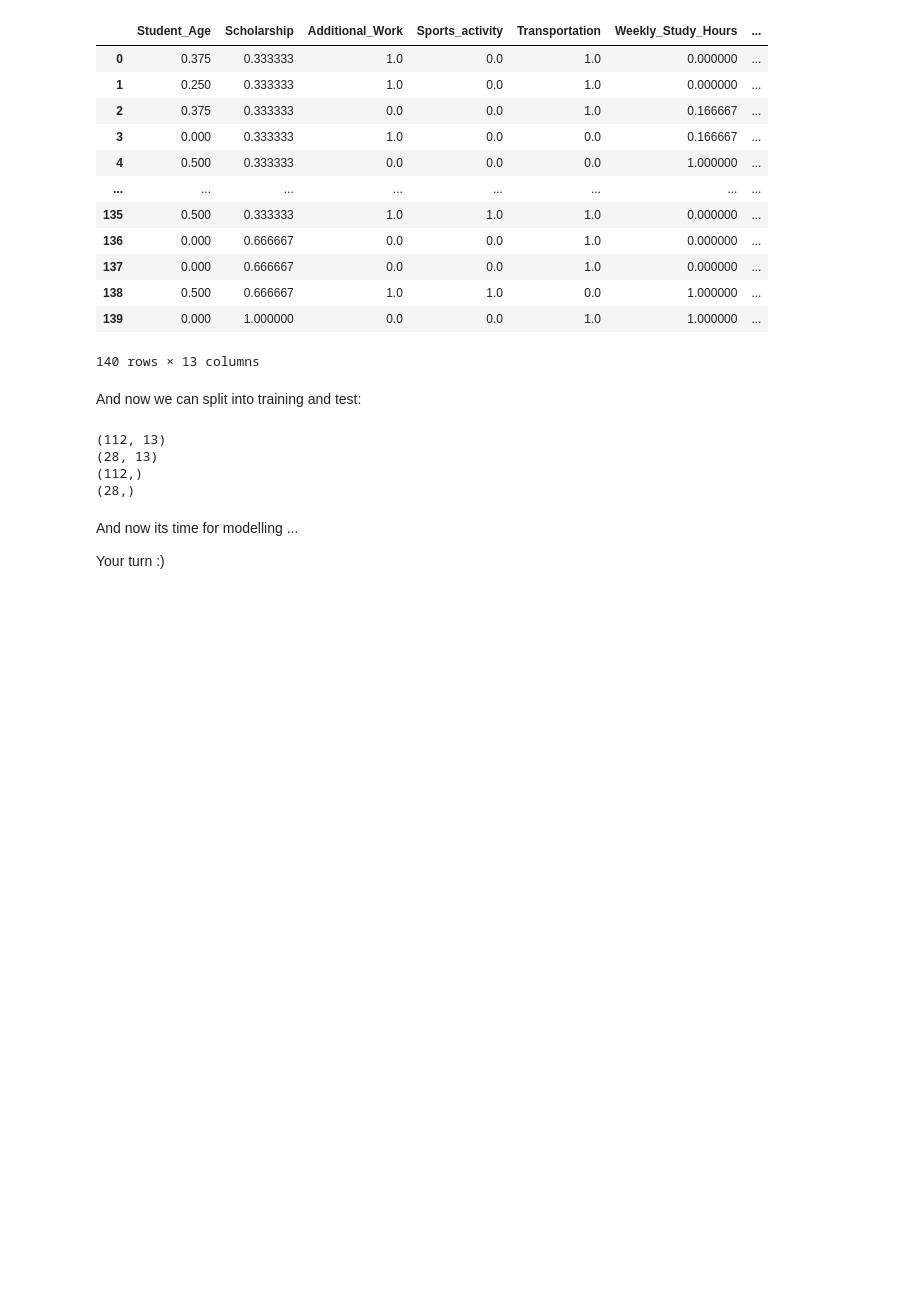
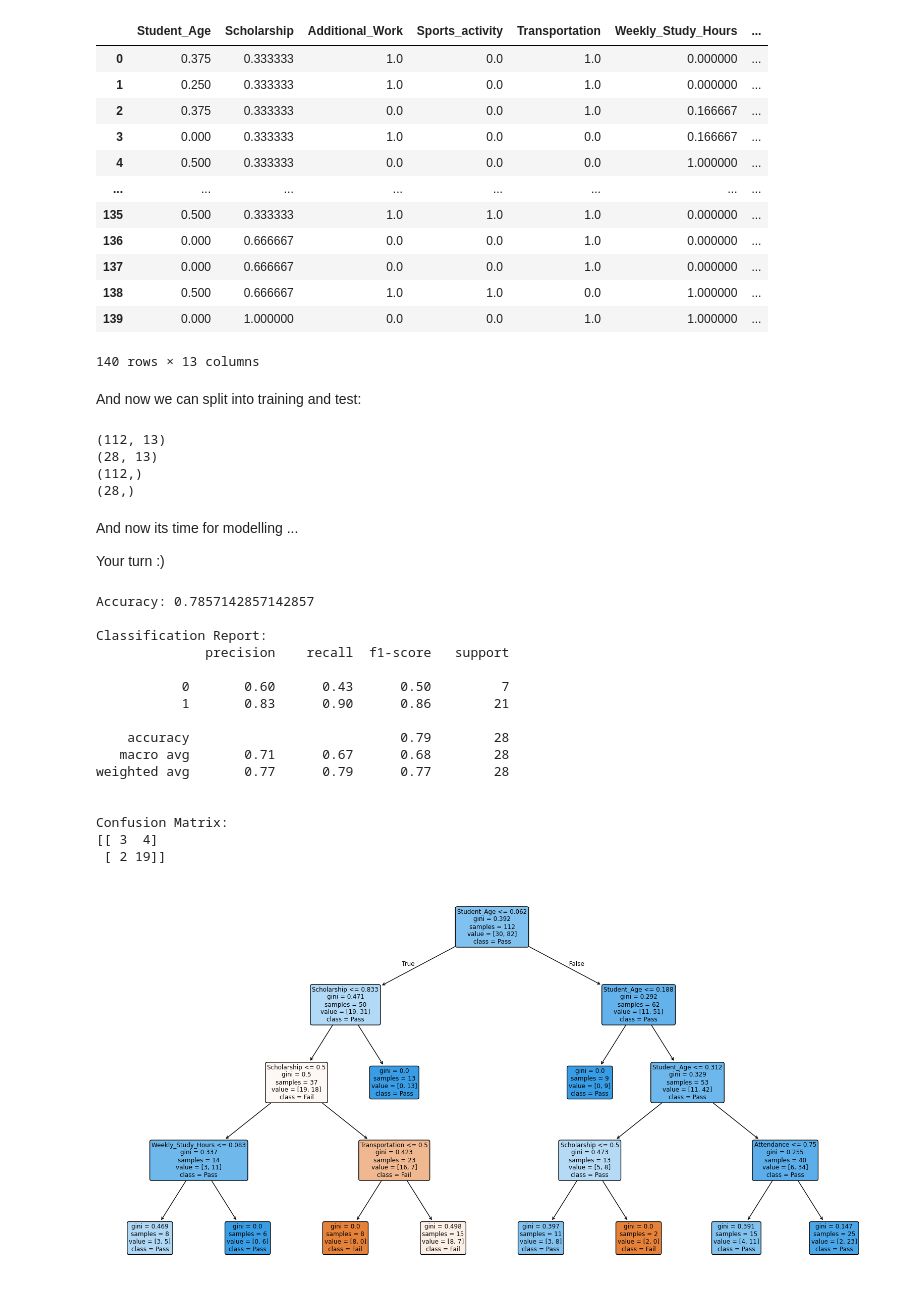
Before and after one commit to yfiship769-lgtm/yfiship769-lgtm-DataScience-GenAI-Submissions, a Jupyter notebook: 5_02_Modelling_Hackathon.ipynb, the cells around one changed output. Saved outputs shown, nothing was run; the diff lists cells and outputs as text; code cells hidden in the pictures; blank space fills up the shorter version.

```diff
--- a/5_02_Modelling_Hackathon.ipynb
+++ b/5_02_Modelling_Hackathon.ipynb
@@ -292,3 +292,49 @@ And now its time for modelling ...
 
 
 Your turn :)
+# %%
+from sklearn.tree import DecisionTreeClassifier
+from sklearn.metrics import classification_report, confusion_matrix, accuracy_score
+import matplotlib.pyplot as plt
+from sklearn import tree
+
+# Initialize the Decision Tree Classifier
+# Setting max_depth and random_state for reproducibility and preventing overfitting
+clf = DecisionTreeClassifier(max_depth=4, random_state=1984)
+
+# Fit the model on training data
+clf.fit(X_train, Y_train)
+
+# Predict on testing data
+Y_pred = clf.predict(X_test)
+
+# Evaluate the model
+print("Accuracy:", accuracy_score(Y_test, Y_pred))
+print("\nClassification Report:")
+print(classification_report(Y_test, Y_pred))
+
+print("\nConfusion Matrix:")
+print(confusion_matrix(Y_test, Y_pred))
+
+# Visualize the decision tree
+plt.figure(figsize=(20,10))
+tree.plot_tree(clf, feature_names=X_train.columns, class_names=['Fail', 'Pass'], filled=True, rounded=True)
+plt.show()
+# %% [output]
+Accuracy: 0.7857142857142857
+
+Classification Report:
+              precision    recall  f1-score   support
+
+           0       0.60      0.43      0.50         7
+           1       0.83      0.90      0.86        21
+
+    accuracy                           0.79        28
+   macro avg       0.71      0.67      0.68        28
+weighted avg       0.77      0.79      0.77        28
+
+
+Confusion Matrix:
+[[ 3  4]
+ [ 2 19]]
+[figure, added]
```
Also changed, not shown: parts of 1 cell of this notebook.
